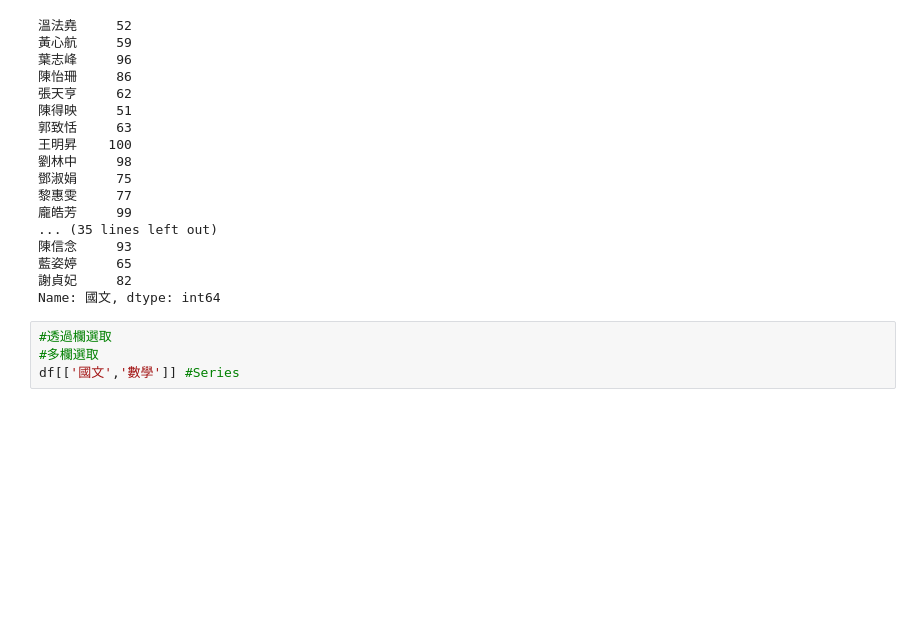
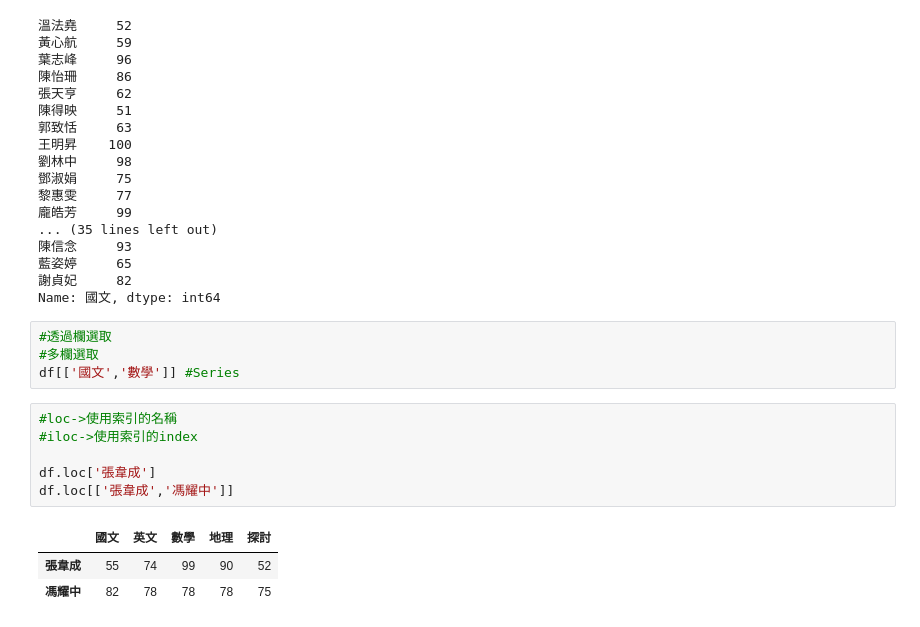
Before and after one commit to liminchang/python_analysis, a Jupyter notebook: lesson5_4.ipynb, the cells around one changed output. Drawn from its saved outputs; the diff is of its cells as text; blank space fills up the shorter version.

```diff
--- a/lesson5_4.ipynb
+++ b/lesson5_4.ipynb
@@ -73,3 +73,13 @@ Name: 國文, dtype: int64
 #透過欄選取
 #多欄選取
 df[['國文','數學']] #Series
+# %%
+#loc->使用索引的名稱
+#iloc->使用索引的index
+
+df.loc['張韋成']
+df.loc[['張韋成','馮耀中']]
+# %% [output]
+|  | 國文 | 英文 | 數學 | 地理 | 探討 |
+| 張韋成 | 55 | 74 | 99 | 90 | 52 |
+| 馮耀中 | 82 | 78 | 78 | 78 | 75 |
```
Also changed, not shown: parts of 3 cells of this notebook.
